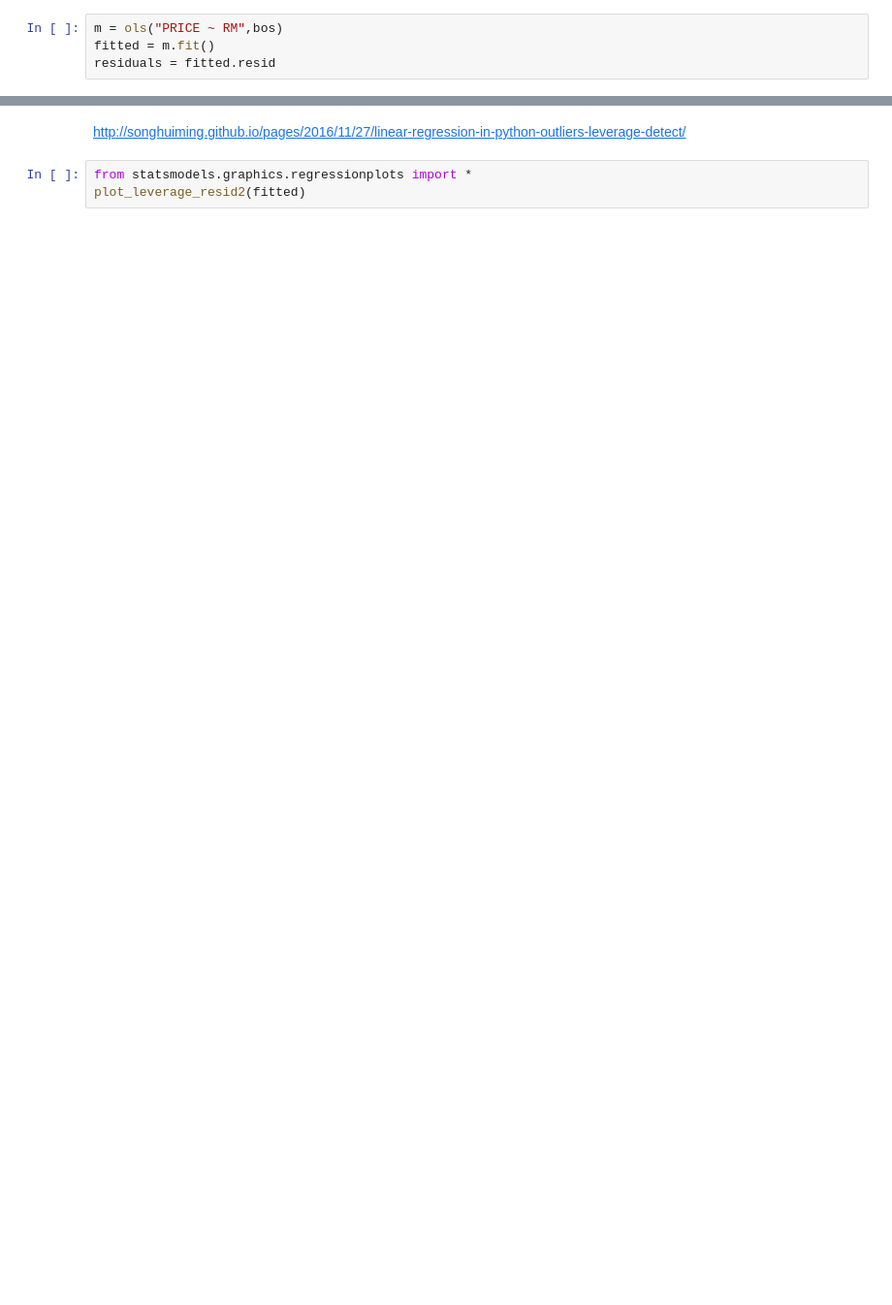
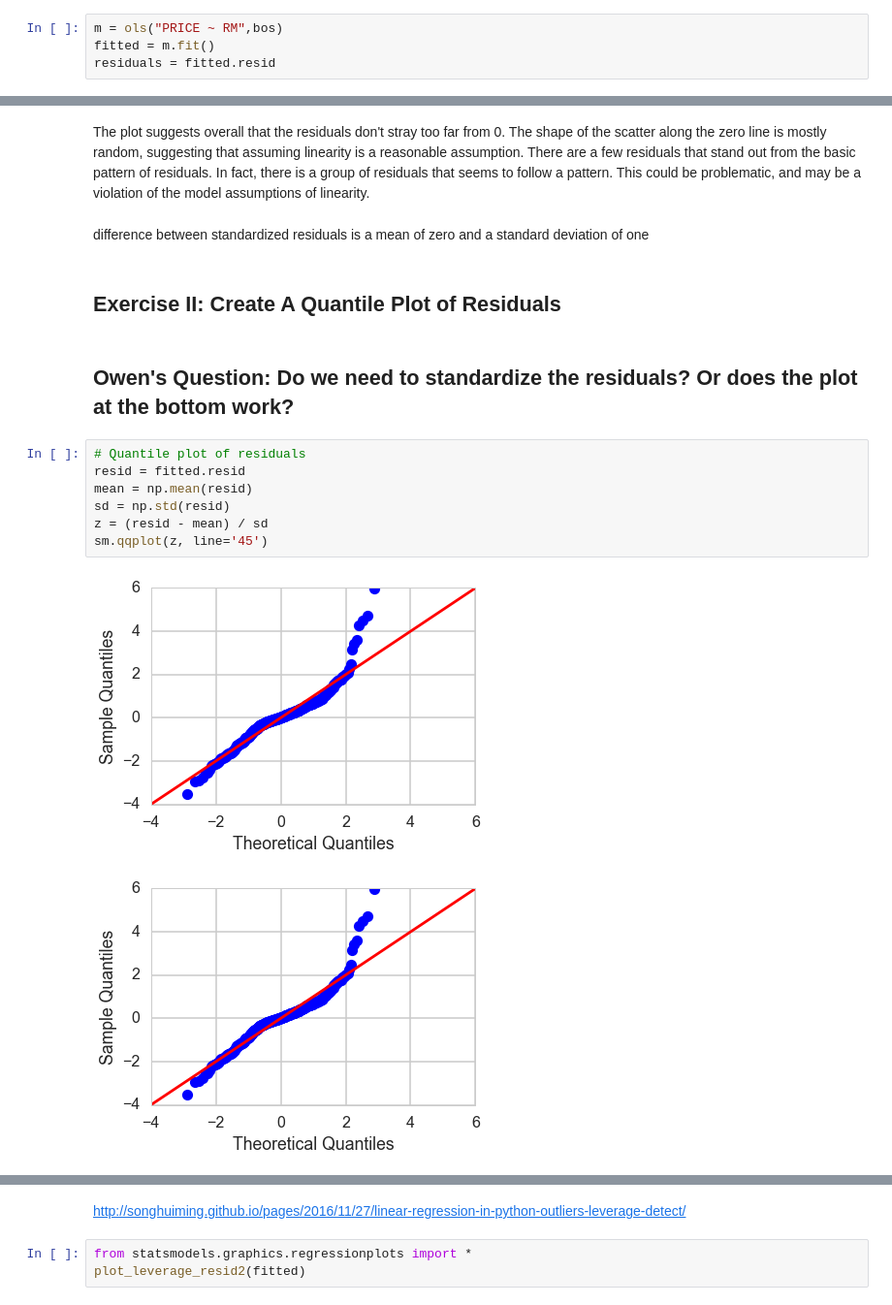
Before and after one commit to murra667/Linear-Regression-Mini-Project, a Jupyter notebook: Mini_Project_Linear_Regression.ipynb, the cells around one changed output, grey strips where cells are left out. Shown at 97% size. Cells and saved outputs as stored; diff of their text form; blank space fills up the shorter version.

```diff
--- a/Mini_Project_Linear_Regression.ipynb
+++ b/Mini_Project_Linear_Regression.ipynb
@@ -980,3 +1000,21 @@ residuals = fitted.resid
+# %% [markdown]
+The plot suggests overall that the residuals don't stray too far from 0. The shape of the scatter along the zero line is mostly random, suggesting that assuming linearity is a reasonable assumption. There are a few residuals that stand out from the basic pattern of residuals. In fact, there is a group of residuals that seems to follow a pattern. This could be problematic, and may be a violation of the model assumptions of linearity.
+# %% [markdown]
+difference between standardized residuals is a mean of zero and a standard deviation of one
+# %% [markdown]
+## Exercise II: Create A Quantile Plot of Residuals
+# %% [markdown]
+## Owen's Question: Do we need to standardize the residuals? Or does the plot at the bottom work?
+# %%
+# Quantile plot of residuals
+resid = fitted.resid
+mean = np.mean(resid)
+sd = np.std(resid)
+z = (resid - mean) / sd
+sm.qqplot(z, line='45')
+# %% [output]
+[figure, added]
+[figure, added]
 # %%
 
 import statsmodels.api as sm
```
Also changed, not shown: parts of 43 cells of this notebook.
